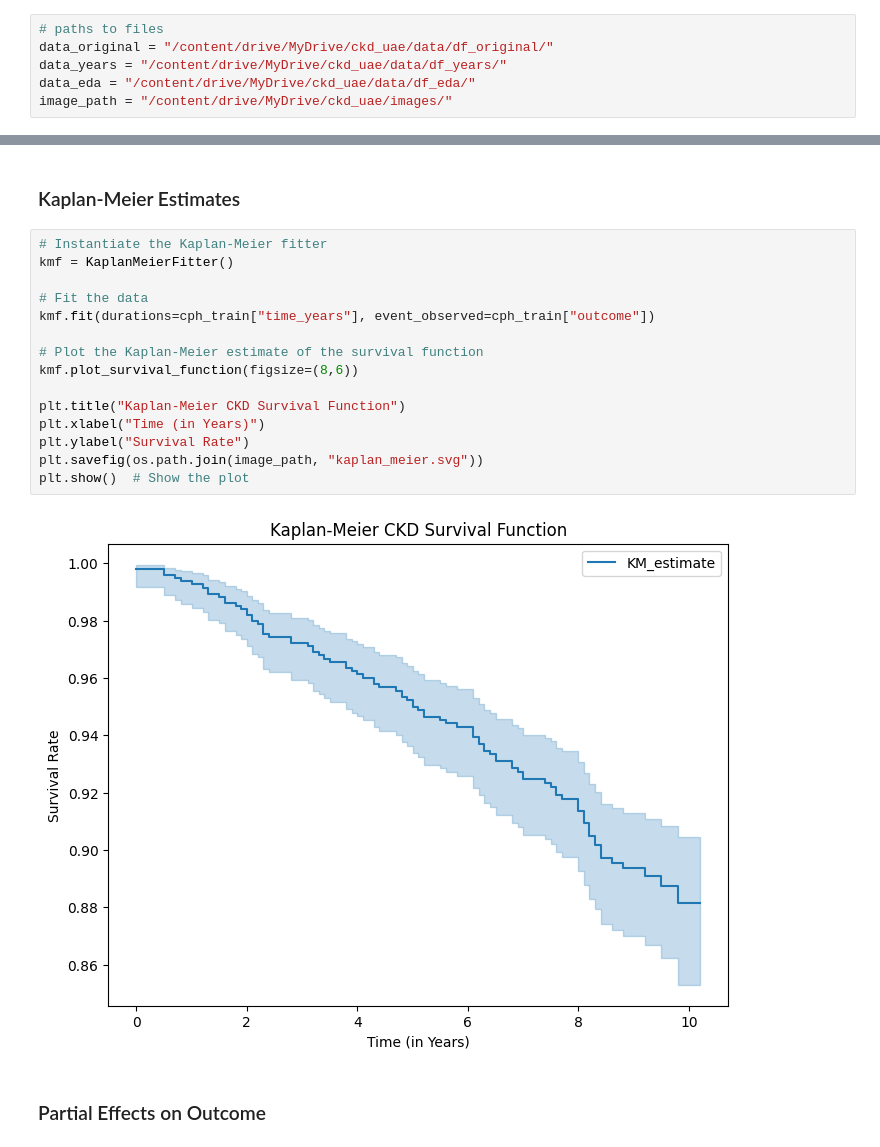
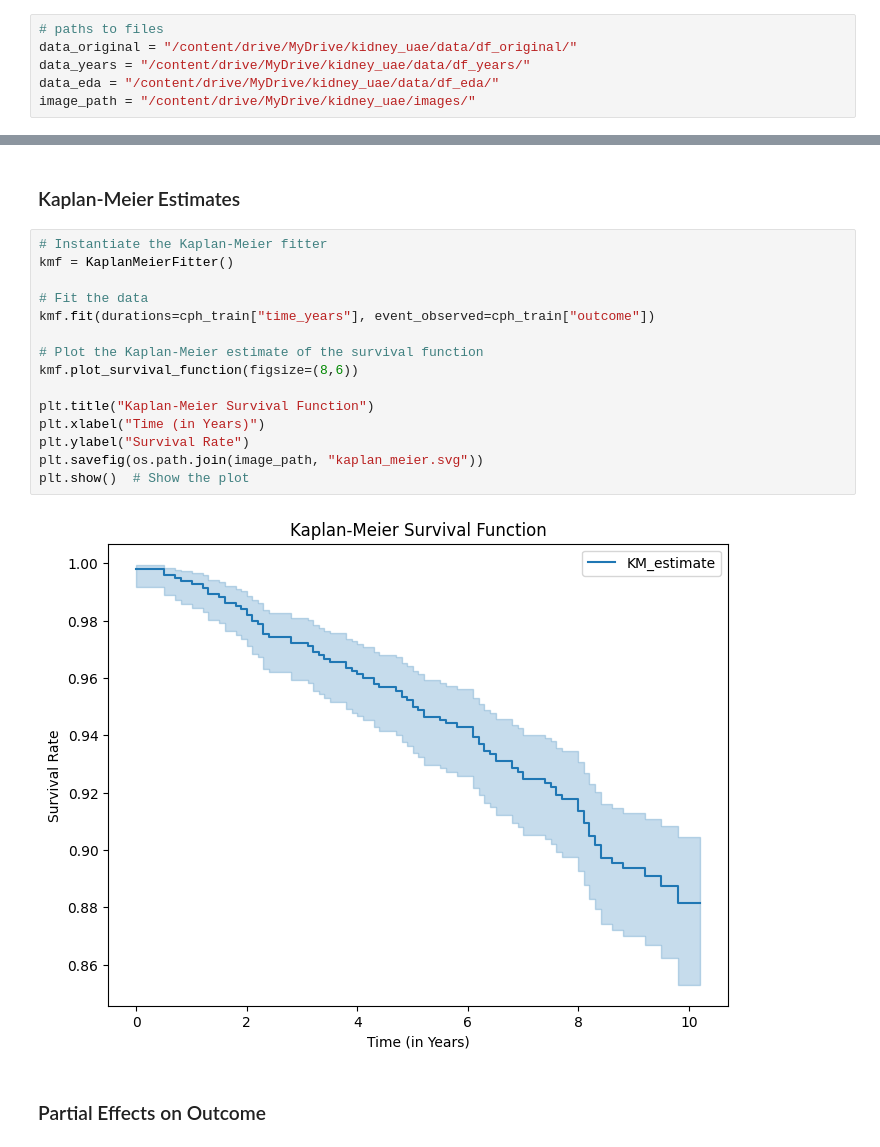
Before and after one commit to lshpaner/ckd_uae, a Jupyter notebook: Kidney_UAE_Modeling.ipynb, the cells around one changed output, grey strips where cells are left out. Cells and saved outputs as stored; diff of their text form.

Commit message:
updated paths in notebook

```diff
--- a/Kidney_UAE_Modeling.ipynb
+++ b/Kidney_UAE_Modeling.ipynb
@@ -73,10 +73,10 @@ from functions import *  # import custom functions
 ################################################################################
 # %%
 # paths to files
-data_original = "/content/drive/MyDrive/ckd_uae/data/df_original/"
-data_years = "/content/drive/MyDrive/ckd_uae/data/df_years/"
-data_eda = "/content/drive/MyDrive/ckd_uae/data/df_eda/"
-image_path = "/content/drive/MyDrive/ckd_uae/images/"
+data_original = "/content/drive/MyDrive/kidney_uae/data/df_original/"
+data_years = "/content/drive/MyDrive/kidney_uae/data/df_years/"
+data_eda = "/content/drive/MyDrive/kidney_uae/data/df_eda/"
+image_path = "/content/drive/MyDrive/kidney_uae/images/"
 # %%
 # save out the split datasets to separate parquet files
 X_train = pd.read_parquet(os.path.join(data_original, "X_train.parquet"))
@@ -171,20 +171,20 @@ plt.show()
 # %%
 # Instantiate the Kaplan-Meier fitter
 kmf = KaplanMeierFitter()
 
 # Fit the data
 kmf.fit(durations=cph_train["time_years"], event_observed=cph_train["outcome"])
 
 # Plot the Kaplan-Meier estimate of the survival function
 kmf.plot_survival_function(figsize=(8,6))
 
-plt.title("Kaplan-Meier CKD Survival Function")
+plt.title("Kaplan-Meier Survival Function")
 plt.xlabel("Time (in Years)")
 plt.ylabel("Survival Rate")
 plt.savefig(os.path.join(image_path, "kaplan_meier.svg"))
 plt.show()  # Show the plot
 # %% [output]
-[figure, old version]
+[figure, new version]
 # %% [markdown]
 ### Partial Effects on Outcome
 # %%
```
Also changed, not shown: parts of 5 cells of this notebook.
